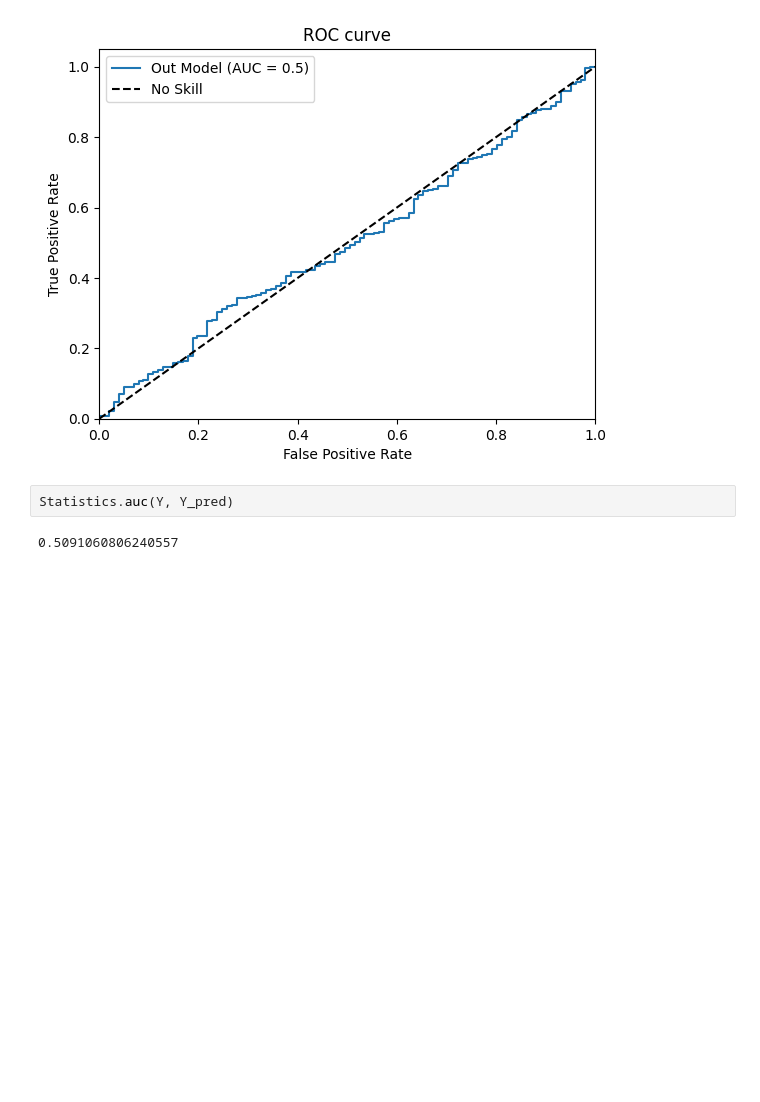
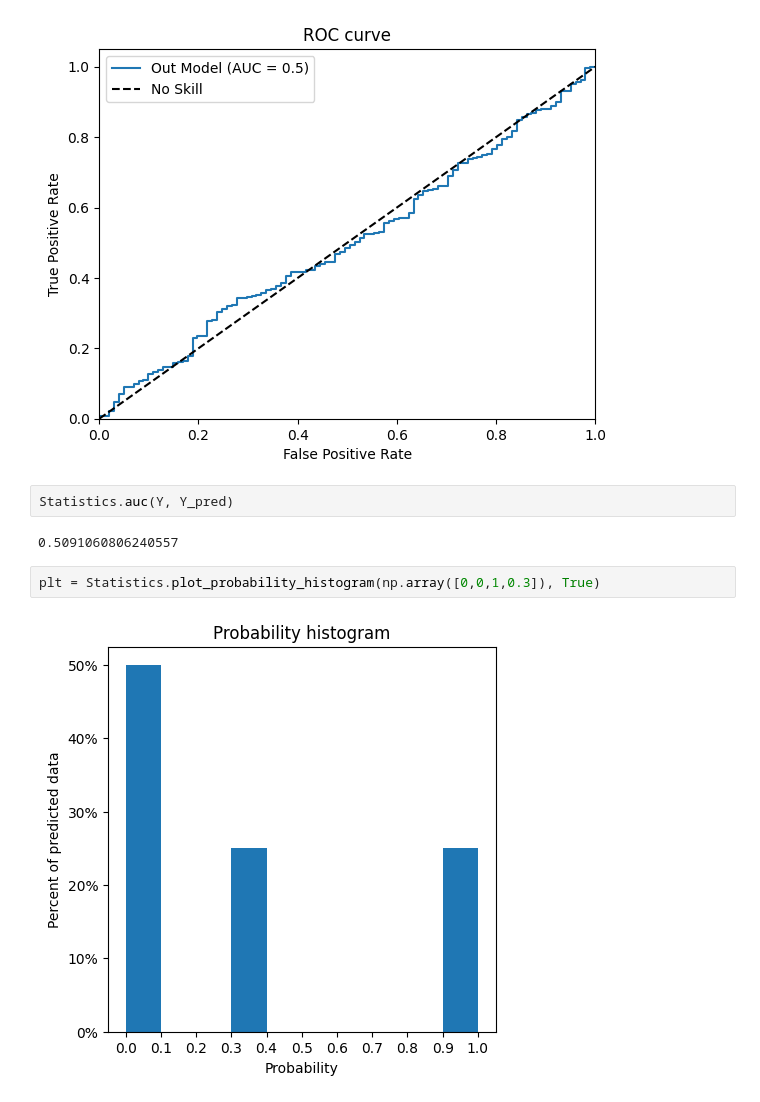
Before and after one commit to wozniakw2002/BSc-thesis, a Jupyter notebook: Notebooks/PreprocessingTests.ipynb, the cells around one changed output. Drawn from its saved outputs; the diff is of its cells as text; blank space fills up the shorter version.

```diff
--- a/Notebooks/PreprocessingTests.ipynb
+++ b/Notebooks/PreprocessingTests.ipynb
@@ -62,3 +63,7 @@ Statistics.plot_roc_curve(Y, Y_pred)
 Statistics.auc(Y, Y_pred)
 # %% [output]
 0.5091060806240557
+# %%
+plt = Statistics.plot_probability_histogram(np.array([0,0,1,0.3]), True)
+# %% [output]
+[figure, added]
```
Also changed, not shown: parts of 5 cells of this notebook, 6 other files.
